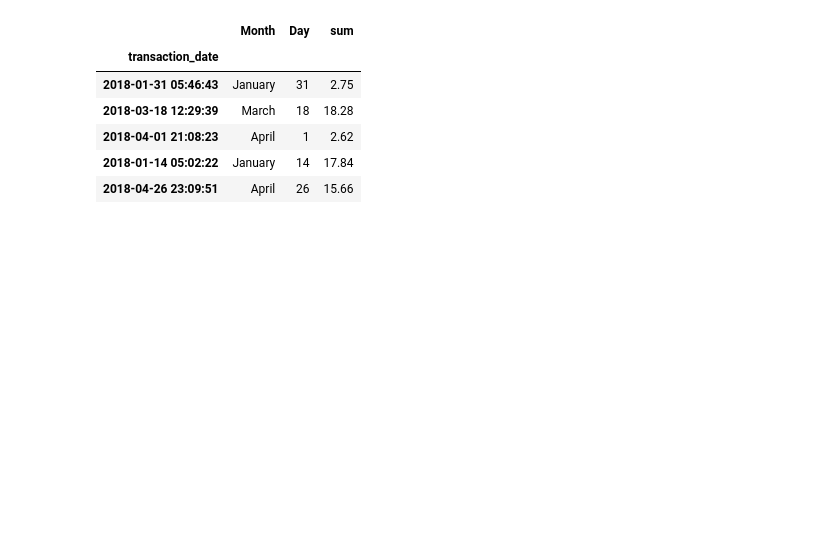
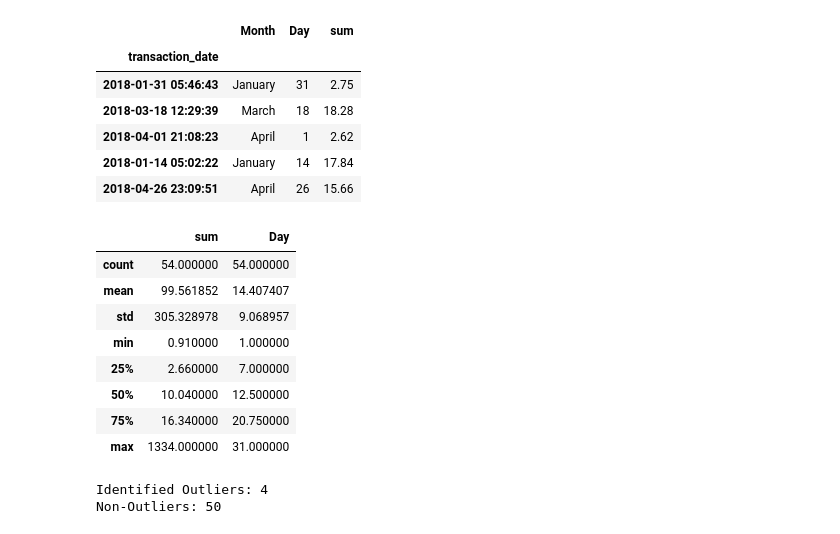
Before and after one commit to DDEEEVV/Looking_for_Suspicious_Transactions_HomeWork, a Jupyter notebook: Starter_Files/visual_data_analysis.ipynb, the cells around one changed output. Saved outputs shown, nothing was run; the diff lists cells and outputs as text; code cells hidden in the pictures; blank space fills up the shorter version.

```diff
--- a/Starter_Files/visual_data_analysis.ipynb
+++ b/Starter_Files/visual_data_analysis.ipynb
@@ -124,7 +124,7 @@ The CEO of the biggest customer of the firm suspects that someone has used her c
 # loading data of daily transactions from jan to jun 2018 for card holder 25
 # Write the query
 query4 = """
-SELECT transaction_date, SUM(amount)
+SELECT transaction_date AS date, SUM(amount)
 FROM transaction t
 INNER JOIN credit_card c
 	ON t.card_number = c.card_number
@@ -136,7 +136,7 @@ query4_df = pd.read_sql_query(
         query4,
         engine,
 )
-query4_df.index = pd.to_datetime(query4_df["transaction_date"])
+query4_df.index = pd.to_datetime(query4_df["date"])
 query4_df.hvplot(label = "Monthly transactions for Card Holder id 25")
 # %% [output]
 [interactive output not drawn]
@@ -157,3 +157,30 @@ month_to_month[["Month","Day","sum"]].head()
 | 2018-04-01 21:08:23 | April | 1 | 2.62 |
 | 2018-01-14 05:02:22 | January | 14 | 17.84 |
 | 2018-04-26 23:09:51 | April | 26 | 15.66 |
+# %%
+#Are there any outliers for cardholder ID 25? How many outliers are there per month?
+month_to_month.describe()
+# %% [output]
+|  | sum | Day |
+| count | 54.000000 | 54.000000 |
+| mean | 99.561852 | 14.407407 |
+| std | 305.328978 | 9.068957 |
+| min | 0.910000 | 1.000000 |
+| 25% | 2.660000 | 7.000000 |
+| 50% | 10.040000 | 12.500000 |
+| 75% | 16.340000 | 20.750000 |
+| max | 1334.000000 | 31.000000 |
+# %%
+standard_deviation = month_to_month["sum"].std()
+mean = month_to_month["sum"].mean()
+
+upper_limit, lower_limit = 2 * standard_deviation + mean, mean - 2 * standard_deviation
+
+fraudulent_transactions = [x for x in month_to_month["sum"] if x >= upper_limit and x >= lower_limit]
+print("Identified Outliers: %d" % len(fraudulent_transactions))
+
+Not_fraudulent_transactions = [x for x in month_to_month['sum'] if  x <= upper_limit and x >= lower_limit]
+print("Non-Outliers: %d" % len(Not_fraudulent_transactions))
+# %% [output]
+Identified Outliers: 4
+Non-Outliers: 50
```
Also changed, not shown: parts of 3 cells of this notebook, 8 other files.
